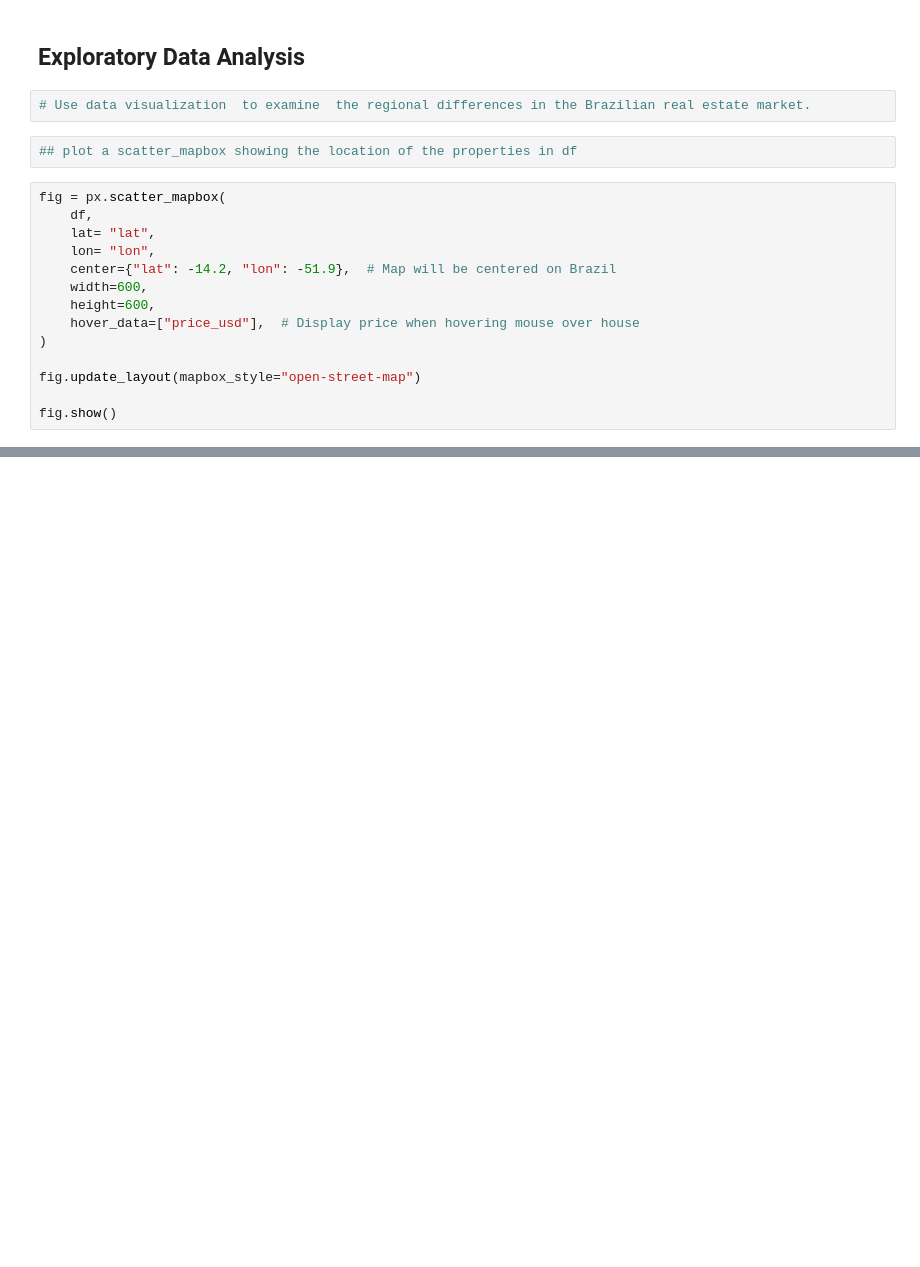
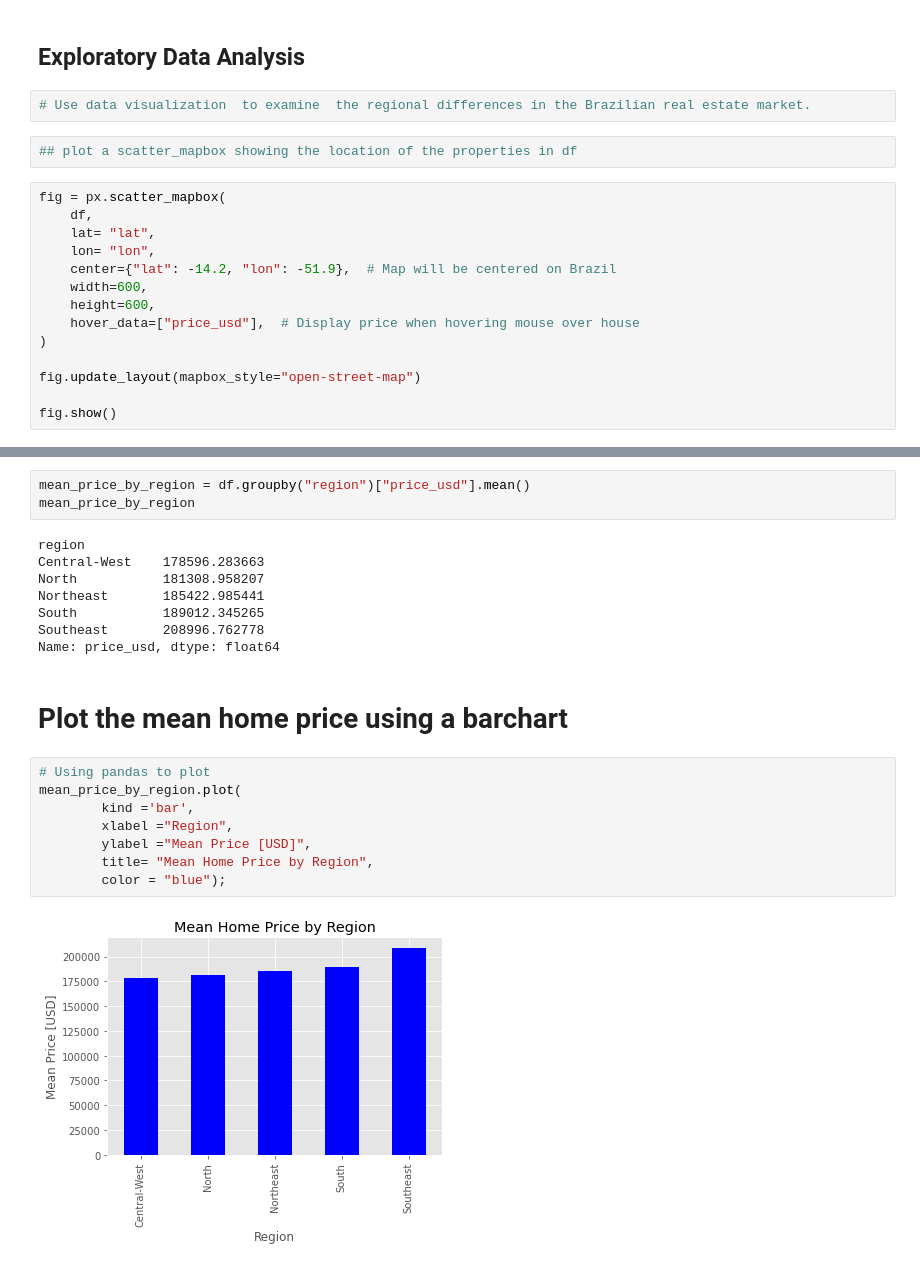
Before and after one commit to Harriet-ngomo/Real-estate-analysis-mexico-brazil, a Jupyter notebook: index.ipynb, the cells around one changed output, grey strips where cells are left out. Cells and saved outputs as stored; diff of their text form; blank space fills up the shorter version.

```diff
--- a/index.ipynb
+++ b/index.ipynb
@@ -319,0 +357,23 @@ fig.show()
+# %%
+mean_price_by_region = df.groupby("region")["price_usd"].mean()
+mean_price_by_region
+# %% [output]
+region
+Central-West    178596.283663
+North           181308.958207
+Northeast       185422.985441
+South           189012.345265
+Southeast       208996.762778
+Name: price_usd, dtype: float64
+# %% [markdown]
+# Plot the mean  home price  using a barchart
+# %%
+# Using pandas to plot
+mean_price_by_region.plot(
+        kind ='bar',
+        xlabel ="Region",
+        ylabel ="Mean Price [USD]",
+        title= "Mean Home Price by Region",
+        color = "blue");
+# %% [output]
+[figure, added]
```
Also changed, not shown: parts of 17 cells of this notebook.
